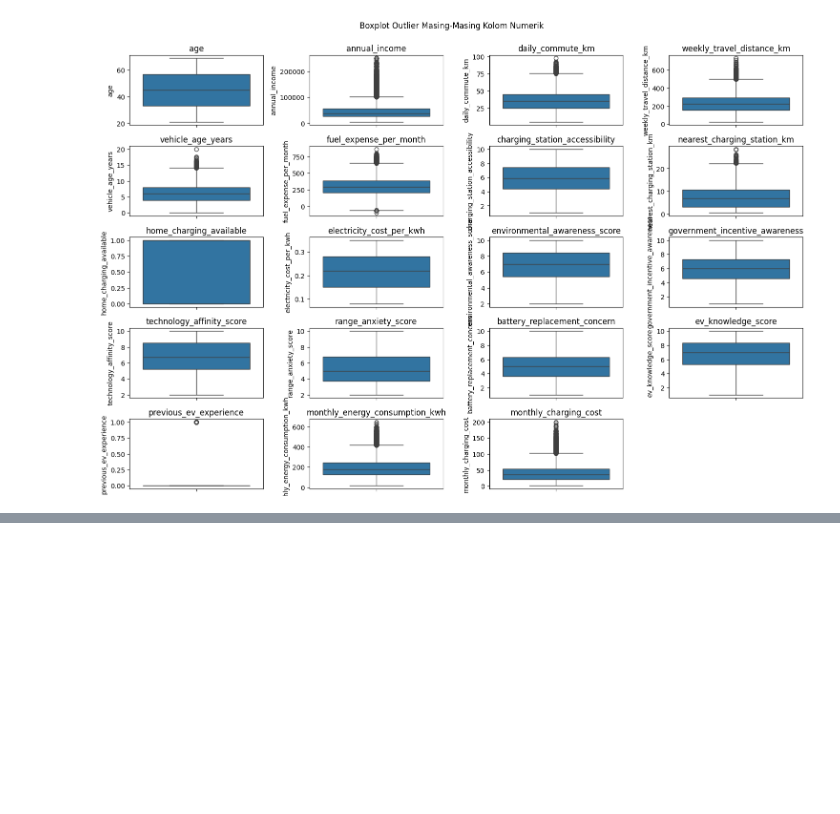
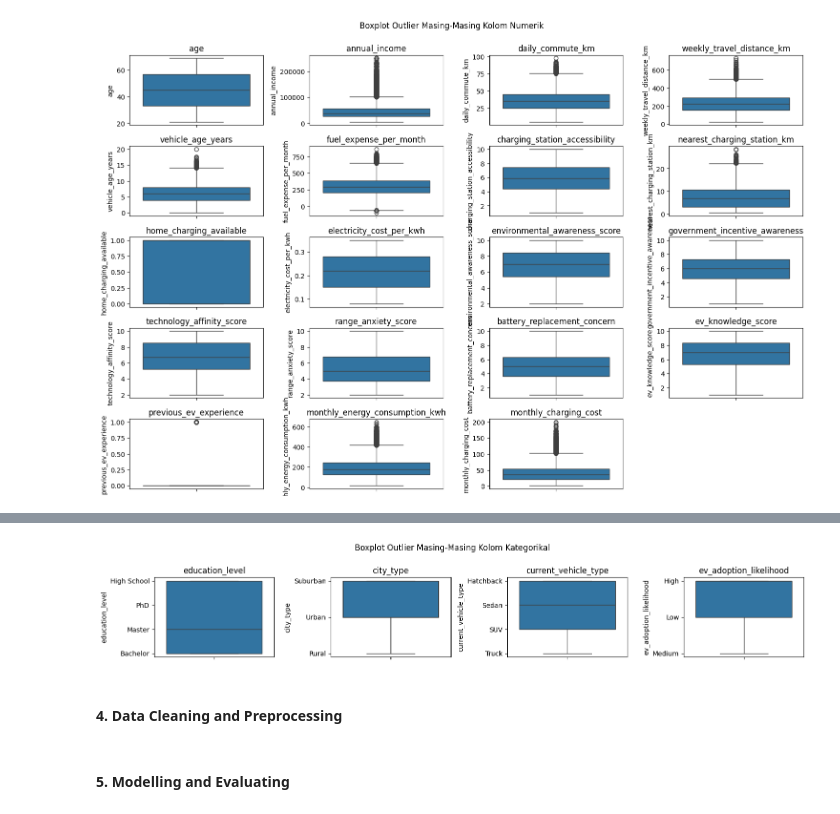
Before and after one commit to daffasyarief/Predicting-Electric-Vehicle-Transition-and-Forecasting-Monthly-Energy-Consumption-and-Charging-Costs, a Jupyter notebook: main.ipynb, the cells around one changed output, grey strips where cells are left out. Saved outputs shown, nothing was run; the diff lists cells and outputs as text; code cells hidden in the pictures; blank space fills up the shorter version.

```diff
--- a/main.ipynb
+++ b/main.ipynb
@@ -178,0 +227,17 @@ print("Jumlah Skewness:", df[num_cols].skew())
+# %%
+plt.figure(figsize=(15,10))
+
+for i, col in enumerate(cat_cols, 1):
+    plt.subplot(5, 4, i)
+    sns.boxplot(df[col])
+    plt.title(col)
+
+plt.suptitle("Boxplot Outlier Masing-Masing Kolom Kategorikal", y=1)
+plt.tight_layout()
+plt.show()
+# %% [output]
+[figure, added]
+# %% [markdown]
+#### 4. Data Cleaning and Preprocessing
+# %% [markdown]
+#### 5. Modelling and Evaluating
```
Also changed, not shown: parts of 9 cells of this notebook.
